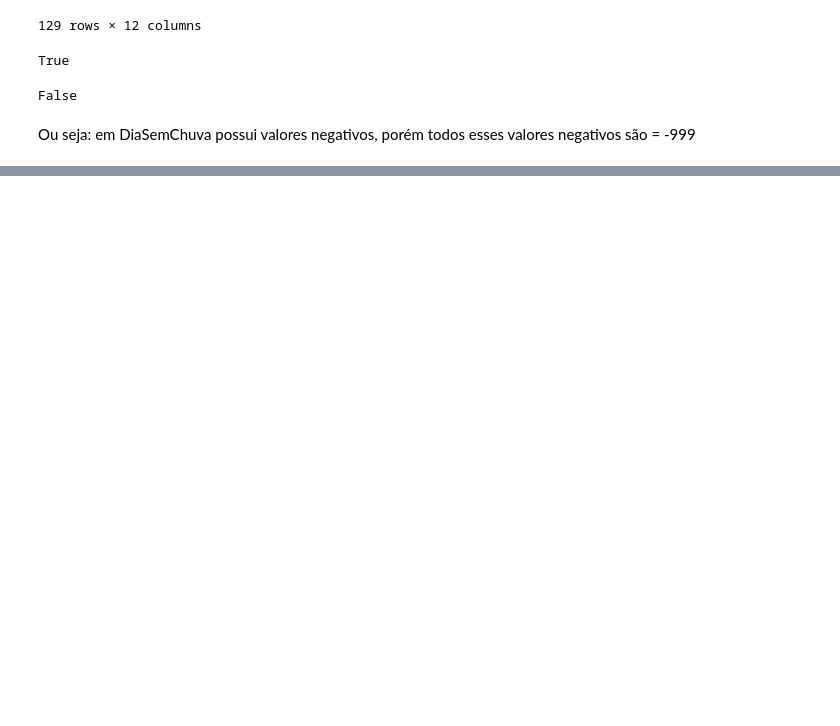
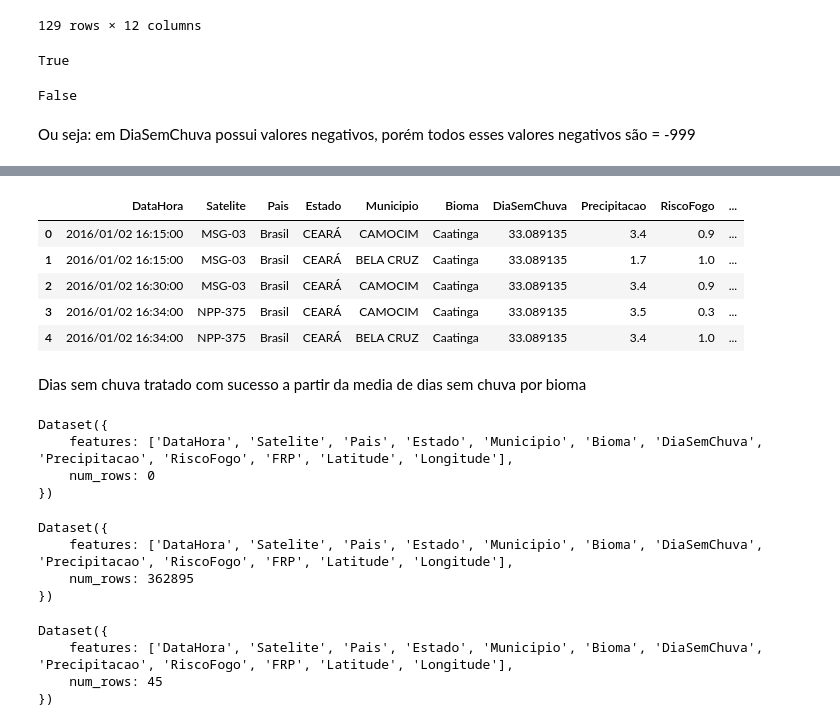
Before and after one commit to vincentbc23/Desafio-3_Zetta, a Jupyter notebook: Desafio3.ipynb, the cells around one changed output, grey strips where cells are left out. Cells and saved outputs as stored; diff of their text form; code cells hidden in the pictures; blank space fills up the shorter version.

```diff
--- a/Desafio3.ipynb
+++ b/Desafio3.ipynb
@@ -291,0 +329,8 @@ grafico.show()
+# %%
+df_para_media = df.select_columns(['Bioma', 'DiaSemChuva']).to_pandas()
+
+df_validos = df_para_media[(df_para_media['DiaSemChuva'] >= 0) & (df_para_media['DiaSemChuva'].notna())]
+
+medias_bioma = df_validos.groupby('Bioma')['DiaSemChuva'].mean().to_dict()
+
+medias_bioma
@@ -291,0 +345,8 @@ grafico.show()
+# %%
+def preenche_inconsistencias(x):
+    if (x['DiaSemChuva'] is None or x['DiaSemChuva'] < 0) and x['Bioma'] in medias_bioma:
+        x['DiaSemChuva'] = medias_bioma[x['Bioma']]
+    return x
+
+# Roda o mapeamento usando 4 núcleos do seu processador
+df = df.map(preenche_inconsistencias, num_proc=8)
@@ -291,0 +376,7 @@ grafico.show()
+# %%
+qtd_nulos_diaSemChuva = len(df.filter(lambda x: x['DiaSemChuva'] is None, num_proc=8))
+print(f"Total de valores nulos restantes na dias sem chuva: {qtd_nulos_diaSemChuva}")
+
+df_conferencia = df.select_columns(['Bioma', 'DiaSemChuva']).to_pandas()
+novas_medias = df_conferencia.groupby('Bioma')['DiaSemChuva'].mean().to_dict()
+novas_medias
@@ -291,0 +392,39 @@ grafico.show()
+# %%
+media_caatinga = novas_medias['Caatinga']
+
+linhas_modificadas = df.filter(
+    lambda x: x['Bioma'] == 'Caatinga' and x['DiaSemChuva'] == media_caatinga,
+    num_proc=8
+)
+
+linhas_modificadas.to_pandas().head()
+# %% [output]
+|  | DataHora | Satelite | Pais | Estado | Municipio | Bioma | DiaSemChuva | Precipitacao | RiscoFogo | ... |
+| 0 | 2016/01/02 16:15:00 | MSG-03 | Brasil | CEARÁ | CAMOCIM | Caatinga | 33.089135 | 3.4 | 0.9 | ... |
+| 1 | 2016/01/02 16:15:00 | MSG-03 | Brasil | CEARÁ | BELA CRUZ | Caatinga | 33.089135 | 1.7 | 1.0 | ... |
+| 2 | 2016/01/02 16:30:00 | MSG-03 | Brasil | CEARÁ | CAMOCIM | Caatinga | 33.089135 | 3.4 | 0.9 | ... |
+| 3 | 2016/01/02 16:34:00 | NPP-375 | Brasil | CEARÁ | CAMOCIM | Caatinga | 33.089135 | 3.5 | 0.3 | ... |
+| 4 | 2016/01/02 16:34:00 | NPP-375 | Brasil | CEARÁ | BELA CRUZ | Caatinga | 33.089135 | 3.4 | 1.0 | ... |
+# %% [markdown]
+Dias sem chuva tratado com sucesso a partir da media de dias sem chuva por bioma
+# %%
+df.filter(lambda x: x['Precipitacao'] is not None and x['Precipitacao'] < 0, num_proc=8)
+# %% [output]
+Dataset({
+    features: ['DataHora', 'Satelite', 'Pais', 'Estado', 'Municipio', 'Bioma', 'DiaSemChuva', 'Precipitacao', 'RiscoFogo', 'FRP', 'Latitude', 'Longitude'],
+    num_rows: 0
+})
+# %%
+df.filter(lambda x: x['RiscoFogo'] is not None and x['RiscoFogo'] < 0, num_proc=8)
+# %% [output]
+Dataset({
+    features: ['DataHora', 'Satelite', 'Pais', 'Estado', 'Municipio', 'Bioma', 'DiaSemChuva', 'Precipitacao', 'RiscoFogo', 'FRP', 'Latitude', 'Longitude'],
+    num_rows: 362895
+})
+# %%
+df.filter(lambda x: x['FRP'] is not None and x['FRP'] < 0, num_proc=8)
+# %% [output]
+Dataset({
+    features: ['DataHora', 'Satelite', 'Pais', 'Estado', 'Municipio', 'Bioma', 'DiaSemChuva', 'Precipitacao', 'RiscoFogo', 'FRP', 'Latitude', 'Longitude'],
+    num_rows: 45
+})
```
Also changed, not shown: parts of 36 cells of this notebook, 1 other file.
